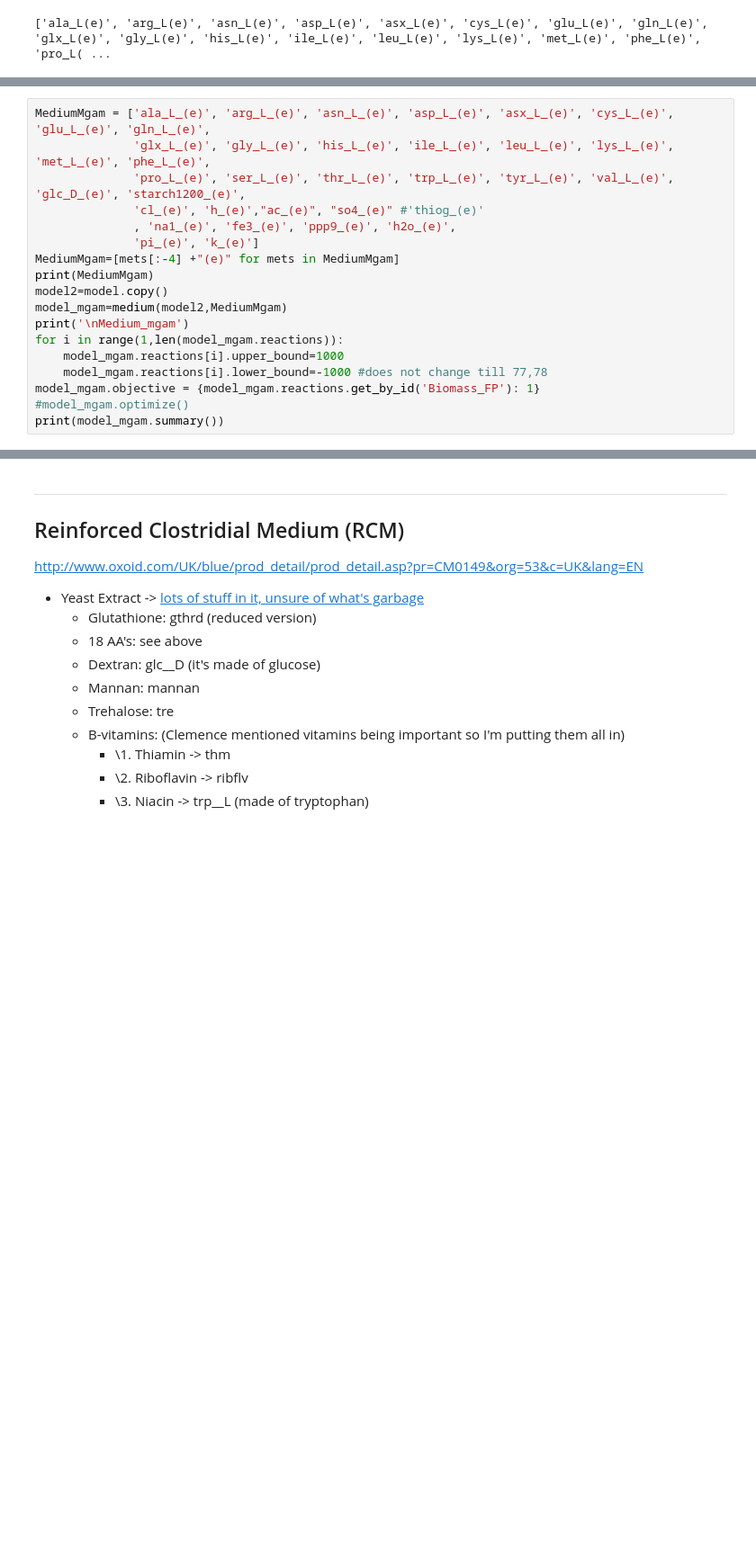
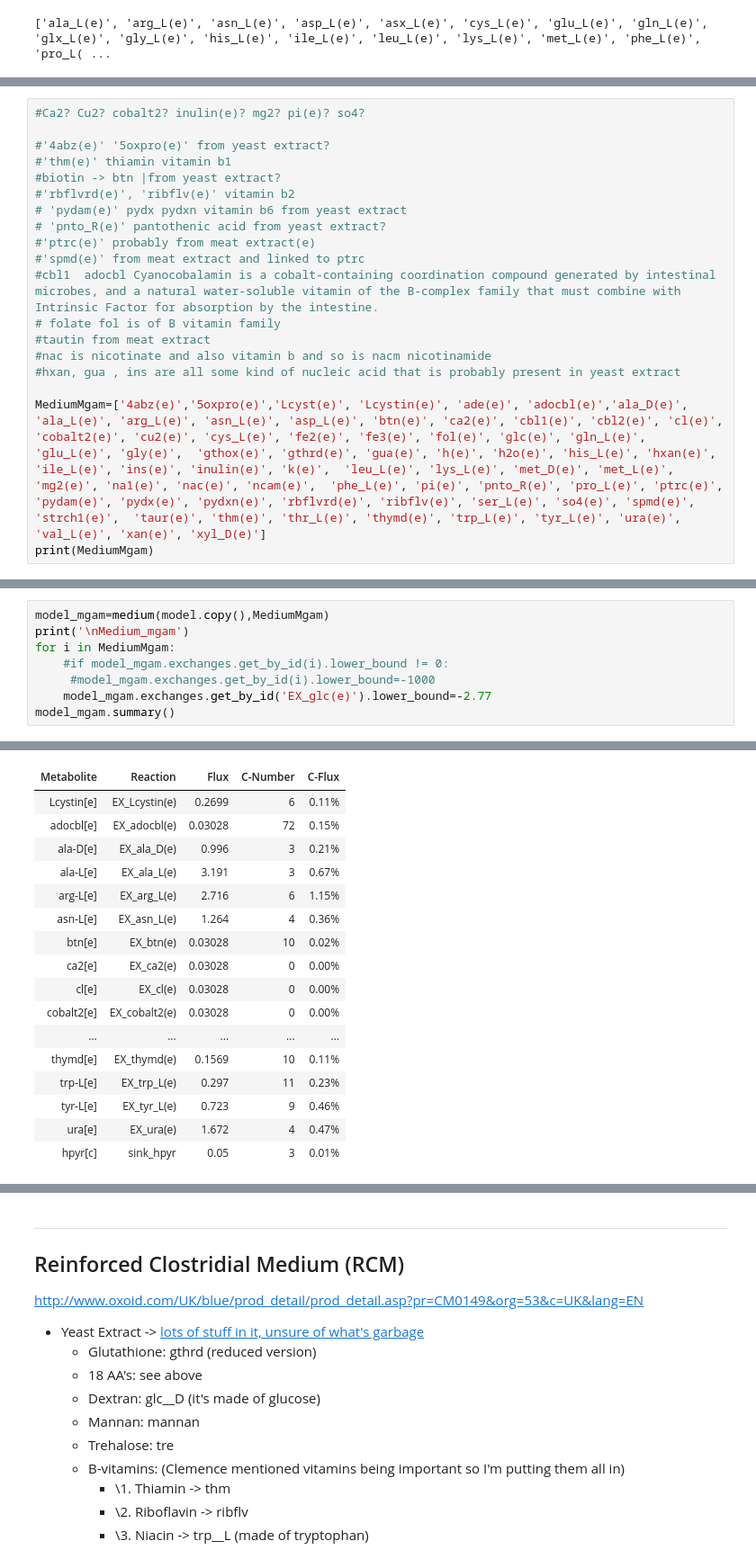
Before and after one commit to PrabJ/Flux_Balance_F_Prausnitzii, a Jupyter notebook: Metabolic_flux.ipynb, the cells around one changed output, grey strips where cells are left out. Shown at 90% size. Cells and saved outputs as stored; diff of their text form; blank space fills up the shorter version.

```diff
--- a/Metabolic_flux.ipynb
+++ b/Metabolic_flux.ipynb
@@ -138,18 +88,0 @@ Metabolite     Reaction  Flux  C-Number  C-Flux
-# %%
-MediumMgam = ['ala_L_(e)', 'arg_L_(e)', 'asn_L_(e)', 'asp_L_(e)', 'asx_L_(e)', 'cys_L_(e)', 'glu_L_(e)', 'gln_L_(e)',
-              'glx_L_(e)', 'gly_L_(e)', 'his_L_(e)', 'ile_L_(e)', 'leu_L_(e)', 'lys_L_(e)', 'met_L_(e)', 'phe_L_(e)',
-              'pro_L_(e)', 'ser_L_(e)', 'thr_L_(e)', 'trp_L_(e)', 'tyr_L_(e)', 'val_L_(e)', 'glc_D_(e)', 'starch1200_(e)',
-              'cl_(e)', 'h_(e)',"ac_(e)", "so4_(e)" #'thiog_(e)'
-              , 'na1_(e)', 'fe3_(e)', 'ppp9_(e)', 'h2o_(e)',
-              'pi_(e)', 'k_(e)']
-MediumMgam=[mets[:-4] +"(e)" for mets in MediumMgam]
-print(MediumMgam)
-model2=model.copy()
-model_mgam=medium(model2,MediumMgam)
-print('\nMedium_mgam')
-for i in range(1,len(model_mgam.reactions)):
-    model_mgam.reactions[i].upper_bound=1000
-    model_mgam.reactions[i].lower_bound=-1000 #does not change till 77,78
-model_mgam.objective = {model_mgam.reactions.get_by_id('Biomass_FP'): 1}
-#model_mgam.optimize()
-print(model_mgam.summary())
@@ -213,0 +97,19 @@ Index: []
+# %%
+#Ca2? Cu2? cobalt2? inulin(e)? mg2? pi(e)? so4?
+
+#'4abz(e)' '5oxpro(e)' from yeast extract?
+#'thm(e)' thiamin vitamin b1
+#biotin -> btn |from yeast extract?
+#'rbflvrd(e)', 'ribflv(e)' vitamin b2
+# 'pydam(e)' pydx pydxn vitamin b6 from yeast extract
+# 'pnto_R(e)' pantothenic acid from yeast extract?
+#'ptrc(e)' probably from meat extract(e)
+#'spmd(e)' from meat extract and linked to ptrc
+#cbl1  adocbl Cyanocobalamin is a cobalt-containing coordination compound generated by intestinal microbes, and a natural water-soluble vitamin of the B-complex family that must combine with Intrinsic Factor for absorption by the intestine.
+# folate fol is of B vitamin family
+#tautin from meat extract
+#nac is nicotinate and also vitamin b and so is nacm nicotinamide
+#hxan, gua , ins are all some kind of nucleic acid that is probably present in yeast extract
+
+MediumMgam=['4abz(e)','5oxpro(e)','Lcyst(e)', 'Lcystin(e)', 'ade(e)', 'adocbl(e)','ala_D(e)', 'ala_L(e)', 'arg_L(e)', 'asn_L(e)', 'asp_L(e)', 'btn(e)', 'ca2(e)', 'cbl1(e)', 'cbl2(e)', 'cl(e)', 'cobalt2(e)', 'cu2(e)', 'cys_L(e)', 'fe2(e)', 'fe3(e)', 'fol(e)', 'glc(e)', 'gln_L(e)', 'glu_L(e)', 'gly(e)',  'gthox(e)', 'gthrd(e)', 'gua(e)', 'h(e)', 'h2o(e)', 'his_L(e)', 'hxan(e)', 'ile_L(e)', 'ins(e)', 'inulin(e)', 'k(e)',  'leu_L(e)', 'lys_L(e)', 'met_D(e)', 'met_L(e)', 'mg2(e)', 'na1(e)', 'nac(e)', 'ncam(e)',  'phe_L(e)', 'pi(e)', 'pnto_R(e)', 'pro_L(e)', 'ptrc(e)', 'pydam(e)', 'pydx(e)', 'pydxn(e)', 'rbflvrd(e)', 'ribflv(e)', 'ser_L(e)', 'so4(e)', 'spmd(e)', 'strch1(e)',  'taur(e)', 'thm(e)', 'thr_L(e)', 'thymd(e)', 'trp_L(e)', 'tyr_L(e)', 'ura(e)', 'val_L(e)', 'xan(e)', 'xyl_D(e)']
+print(MediumMgam)
@@ -213,0 +118,9 @@ Index: []
+# %%
+model_mgam=medium(model.copy(),MediumMgam)
+print('\nMedium_mgam')
+for i in MediumMgam:
+    #if model_mgam.exchanges.get_by_id(i).lower_bound != 0:
+     #model_mgam.exchanges.get_by_id(i).lower_bound=-1000
+    model_mgam.exchanges.get_by_id('EX_glc(e)').lower_bound=-2.77
+model_mgam.summary()
+# %% [output]
@@ -213,0 +131,17 @@ Index: []
+| Metabolite | Reaction | Flux | C-Number | C-Flux |
+| Lcystin[e] | EX_Lcystin(e) | 0.2699 | 6 | 0.11% |
+| adocbl[e] | EX_adocbl(e) | 0.03028 | 72 | 0.15% |
+| ala-D[e] | EX_ala_D(e) | 0.996 | 3 | 0.21% |
+| ala-L[e] | EX_ala_L(e) | 3.191 | 3 | 0.67% |
+| arg-L[e] | EX_arg_L(e) | 2.716 | 6 | 1.15% |
+| asn-L[e] | EX_asn_L(e) | 1.264 | 4 | 0.36% |
+| btn[e] | EX_btn(e) | 0.03028 | 10 | 0.02% |
+| ca2[e] | EX_ca2(e) | 0.03028 | 0 | 0.00% |
+| cl[e] | EX_cl(e) | 0.03028 | 0 | 0.00% |
+| cobalt2[e] | EX_cobalt2(e) | 0.03028 | 0 | 0.00% |
+| ... | ... | ... | ... | ... |
+| thymd[e] | EX_thymd(e) | 0.1569 | 10 | 0.11% |
+| trp-L[e] | EX_trp_L(e) | 0.297 | 11 | 0.23% |
+| tyr-L[e] | EX_tyr_L(e) | 0.723 | 9 | 0.46% |
+| ura[e] | EX_ura(e) | 1.672 | 4 | 0.47% |
+| hpyr[c] | sink_hpyr | 0.05 | 3 | 0.01% |
```
Also changed, not shown: parts of 25 cells of this notebook, 3 other files.
